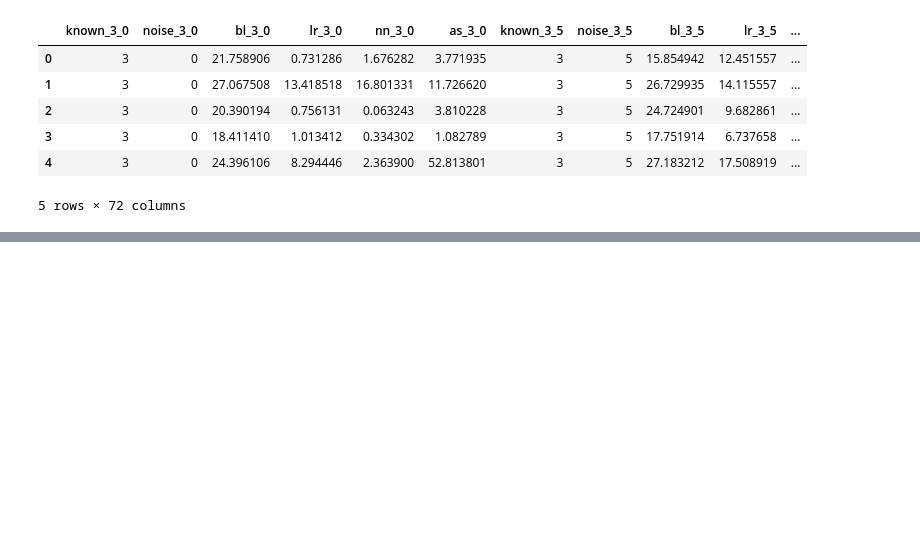
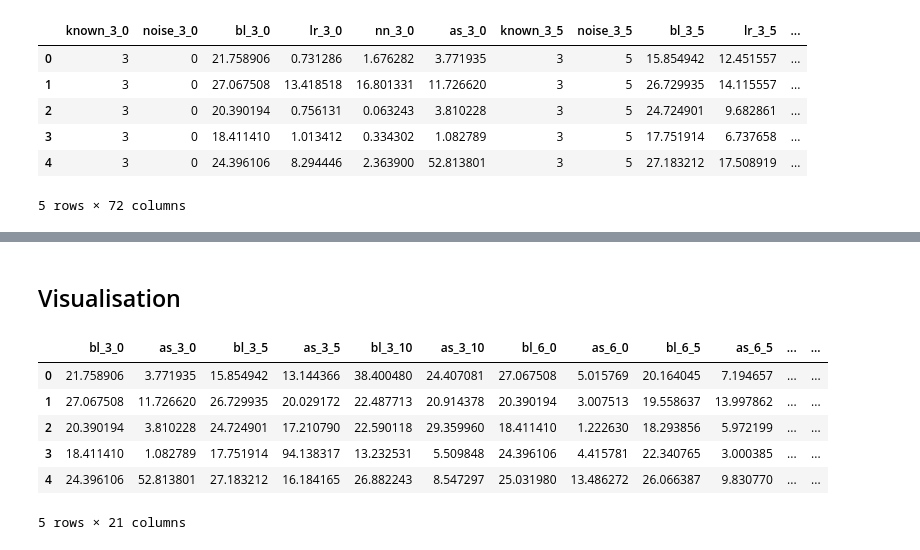
Before and after one commit to SeseRau/py-ma-git, a Jupyter notebook: notebooks/Modelling.ipynb, the cells around one changed output, grey strips where cells are left out. Saved outputs shown, nothing was run; the diff lists cells and outputs as text; code cells hidden in the pictures; blank space fills up the shorter version.

```diff
--- a/notebooks/Modelling.ipynb
+++ b/notebooks/Modelling.ipynb
@@ -424,0 +471,34 @@ df_res.head()
+# %% [markdown]
+## Visualisation
+# %%
+import pandas as pd
+
+#folder = "../workdir/AIS-ModelFrames/"
+filename = f"aisdk-2023-11-08-xs_2_kkn"
+
+df_res = pd.read_csv(f"../workdir/AIS-TrainedModel/{filename}_result.csv")
+
+for known in range(3, 13, 3):
+    for noise in range(0, 11, 5):
+        df_res = df_res.drop(columns=[f"known_{known}_{noise}",f"noise_{known}_{noise}"])
+
+
+df_res = df_res.filter(regex='bl|as')
+df_res = df_res.drop(columns=['as_12_0'])
+df_res = df_res.drop(columns=['as_12_5'])
+df_res = df_res.drop(columns=['as_12_10'])
+df_res.head()
+
+
+# train_y = train.loc[:,["output_x","output_y"]]
+# test_y = test.loc[:,["output_x","output_y"]]
+# train_x = train.drop(columns=["output_x","output_y"])
+# test_x = test.drop(columns=["output_x","output_y"])
+# %% [output]
+|  | bl_3_0 | as_3_0 | bl_3_5 | as_3_5 | bl_3_10 | as_3_10 | bl_6_0 | as_6_0 | bl_6_5 | as_6_5 | ... | ... |
+| 0 | 21.758906 | 3.771935 | 15.854942 | 13.144366 | 38.400480 | 24.407081 | 27.067508 | 5.015769 | 20.164045 | 7.194657 | ... | ... |
+| 1 | 27.067508 | 11.726620 | 26.729935 | 20.029172 | 22.487713 | 20.914378 | 20.390194 | 3.007513 | 19.558637 | 13.997862 | ... | ... |
+| 2 | 20.390194 | 3.810228 | 24.724901 | 17.210790 | 22.590118 | 29.359960 | 18.411410 | 1.222630 | 18.293856 | 5.972199 | ... | ... |
+| 3 | 18.411410 | 1.082789 | 17.751914 | 94.138317 | 13.232531 | 5.509848 | 24.396106 | 4.415781 | 22.340765 | 3.000385 | ... | ... |
+| 4 | 24.396106 | 52.813801 | 27.183212 | 16.184165 | 26.882243 | 8.547297 | 25.031980 | 13.486272 | 26.066387 | 9.830770 | ... | ... |
+5 rows × 21 columns
```
Also changed, not shown: parts of 4 cells of this notebook.
